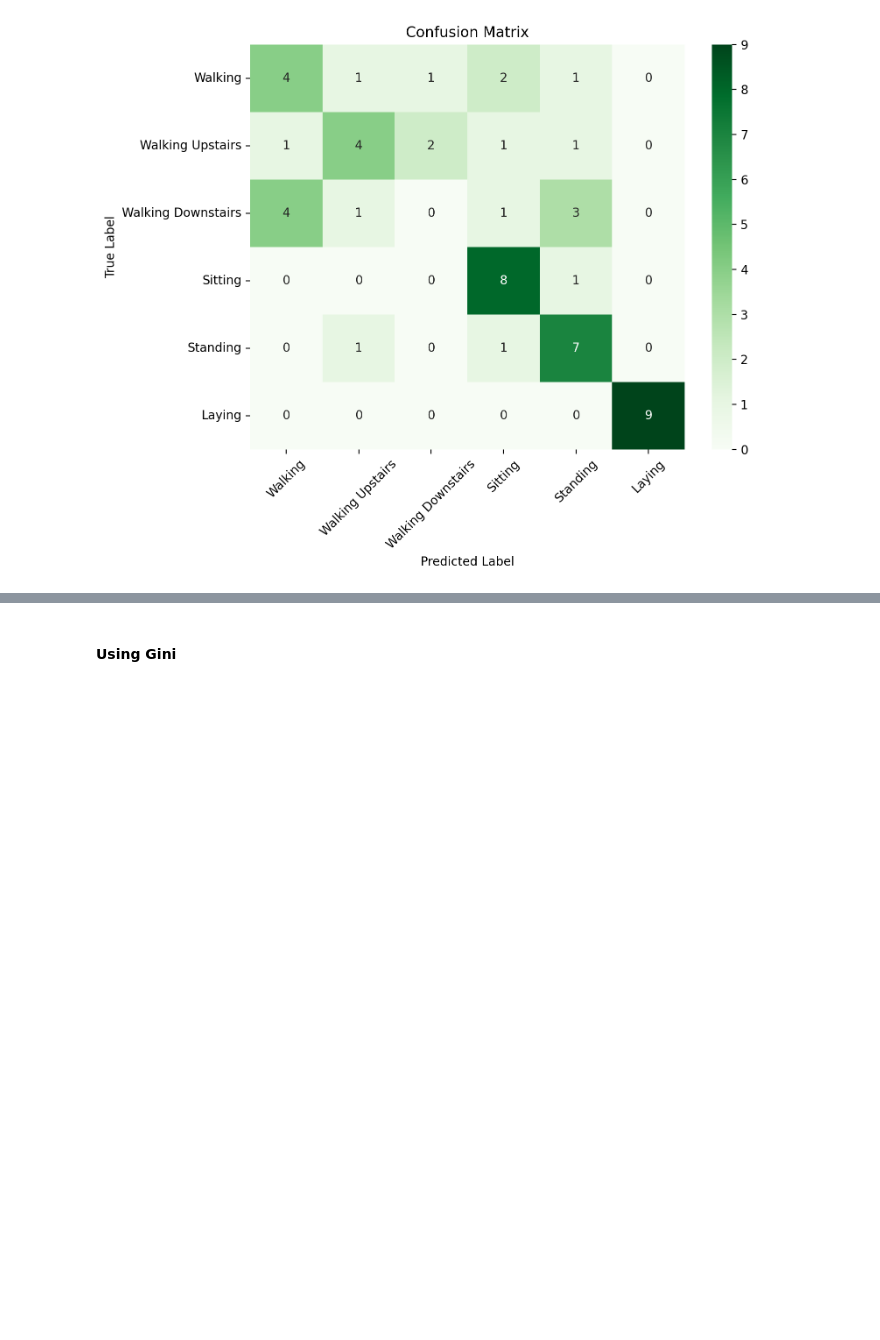
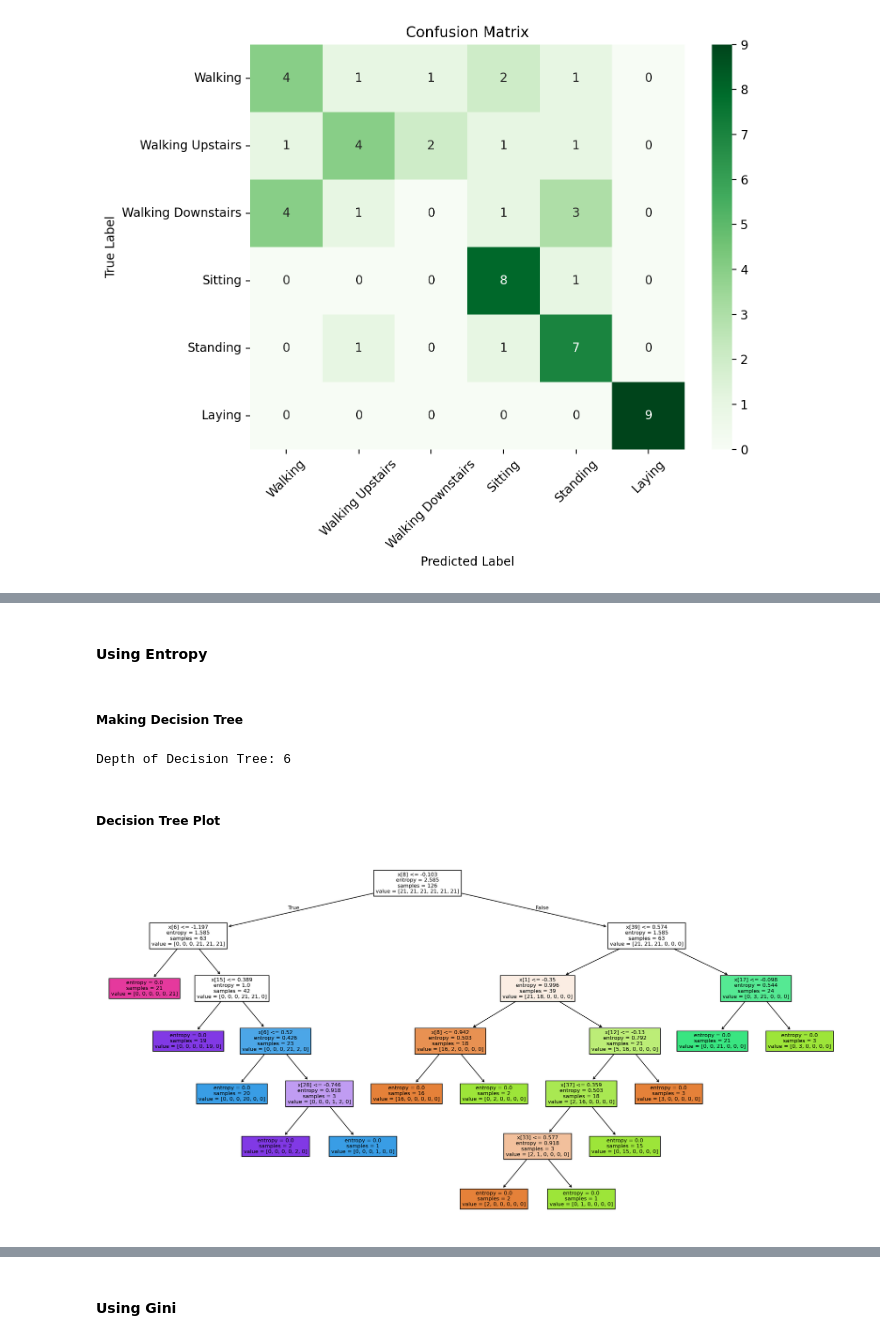
Before and after one commit to nupoor-ka/es_335_ml_har, a Jupyter notebook: Sk_DT.ipynb, the cells around one changed output, grey strips where cells are left out. Cells and saved outputs as stored; diff of their text form; code cells hidden in the pictures; blank space fills up the shorter version.

```diff
--- a/Sk_DT.ipynb
+++ b/Sk_DT.ipynb
@@ -158,0 +219,19 @@ Recall :  0.5925925925925926
+# %% [markdown]
+#### Using Entropy
+# %% [markdown]
+##### Making Decision Tree
+# %%
+sk_dt=tree.DecisionTreeClassifier(criterion="entropy",random_state=42)
+sk_dt=sk_dt.fit(x2,y_train)
+depth=sk_dt.get_depth()
+print("Depth of Decision Tree:",depth)
+# %% [output]
+Depth of Decision Tree: 6
+# %% [markdown]
+##### Decision Tree Plot
+# %%
+plt.figure(figsize=(20,10))
+tree.plot_tree(sk_dt, filled=True)
+plt.show()
+# %% [output]
+[figure, added]
```
Also changed, not shown: parts of 42 cells of this notebook.
